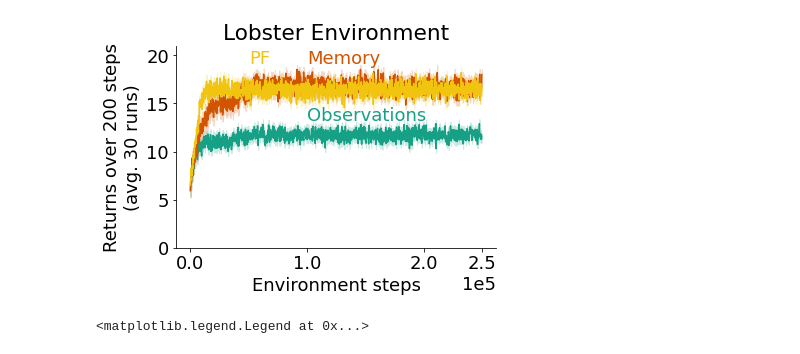
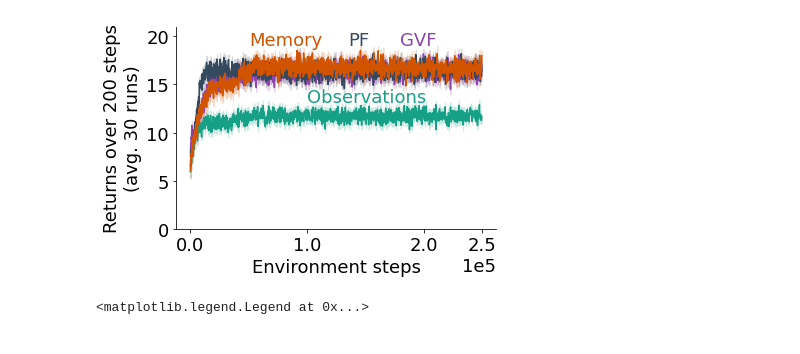
Before and after one commit to taodav/aux-inputs, a Jupyter notebook: analysis/plot_results_2.ipynb, the cells around one changed output. Saved outputs shown, nothing was run; the diff lists cells and outputs as text; code cells hidden in the pictures.

Commit message:
working lobster w gvfs

```diff
--- a/analysis/plot_results_2.ipynb
+++ b/analysis/plot_results_2.ipynb
@@ -40,7 +32,7 @@ def process_dir(dir_path, split_by):
     all_results = {}
 
     for f in tqdm(list(dir_path.iterdir())):
-        if not f.is_file():
+        if not f.is_file() or f.suffix != '.npy':
             continue
         info = load_info(f)
         args = info['args'].item()
@@ -51,7 +43,7 @@ def process_dir(dir_path, split_by):
             all_results[hparams] = []
 
 #         all_results[hparams].append((info['episode_reward'], args))
-        all_results[hparams].append((args, info['episode_reward']))
+        all_results[hparams].append((args, info['episode_reward'], f))
 
 
 
@@ -64,11 +56,12 @@ for key, v in all_paths.items():
 
     raw_data[key] = {}
     for hparams, ret in processed.items():
-        rew_lst, arg_lst = [], []
+        rew_lst, arg_lst, f_lst = [], [], []
         for r in ret:
             rew_lst.append(r[1])
             arg_lst.append(r[0])
-        raw_data[key][hparams] = {'rewards': np.stack(rew_lst), 'args': arg_lst}
+            f_lst.append(r[2])
+        raw_data[key][hparams] = {'rewards': np.stack(rew_lst), 'args': arg_lst, 'paths': f_lst}
 # %%
 # Here we get our best hparams
 all_best = {}
@@ -76,7 +69,7 @@ for key, res in raw_data.items():
     stats_list = []
     for args, rew_dict in res.items():
         # we take mean over both time and seeds
-        stats_list.append((args, rew_dict['rewards'].mean(), rew_dict['rewards'], rew_dict['args']))
+        stats_list.append((args, rew_dict['rewards'].mean(), rew_dict['rewards'], rew_dict['args'], rew_dict['paths']))
     all_best[key] = sorted(stats_list, key=lambda x: x[1])[-1]
 all_best
 # %% [output]
@@ -105,42 +114,68 @@ args(step_size=0.001)
 fig, ax = plt.figure(), plt.axes()
 steps_per_eps = 200
 
+selection = ['2_linear', '2t_nn', '2pb_linear']
+
+plot_info = {
+    '2_linear': {
+        'color': '#16a085',
+        'label': {'x': 1e5, 'y': 13.2, 'text': 'Observations'}
+    },
+
+    '2o_linear': {
+        'color': '#d35400',
+        'label': {'x': 0.5e5, 'y': 19.1, 'text': 'Memory'}
+    },
+    '2pb_linear': {
+        'color': '#34495e',
+        'label': {'x': 1.35e5, 'y': 19.1, 'text': 'PF'}
+    },
+    '2t_nn': {
+        'color': '#8e44ad',
+        'label': {'x': 1.8e5, 'y': 19.1, 'text': 'GVF'}
+    },
+
+}
+
 lobster_results_path = Path(ROOT_DIR, 'results', 'lobster_results.pdf')
+plotting_order = ['2_linear', '2t_nn', '2pb_linear', '2o_linear']
 
-
-for k, v in all_best.items():
+for k in plotting_order:
+    v = all_best[k]
+#     if k not in selection:
+#         continue
     data = v[2]
-    key = plot_info[k]['label']
+    key = plot_info[k]['label']['text']
     color = plot_info[k]['color']
     x = np.arange(data.shape[1]) * steps_per_eps
 
     means = data.mean(axis=0)
     std_err = data.std(axis=0) / np.sqrt(data.shape[0])
 
     ax.plot(x, means, label=key, color=color)
     plt.fill_between(x, means - std_err, means + std_err,
                          color=color, alpha=0.2)
+    l_info = plot_info[k]['label']
+    plt.text(l_info['x'], l_info['y'], l_info['text'], color=color, fontdict=dict(size=18))
+
 ax.set_ylim(0, 21)
 
 ax.set_xlabel('Environment steps')
 ax.set_ylabel(f"Returns over 200 steps\n(avg. 30 runs)")
 ax.set_xticks([0, 1e5, 2e5, 2.5e5])
-plt.text(1e5, 13.2, "Observations", color=plot_info['2_linear']['color'], fontdict=dict(size=18))
-plt.text(1e5, 19.1, "Memory", color=plot_info['2o_linear']['color'], fontdict=dict(size=18))
-plt.text(0.5e5, 19.1, "PF", color=plot_info['2pb_linear']['color'], fontdict=dict(size=18))
 
 
 ax.spines['right'].set_visible(False)
 ax.spines['top'].set_visible(False)
 plt.ticklabel_format(axis="x", style="sci", scilimits=(0,0))
 plt.tight_layout()
-ax.set_title(f'Lobster Environment')
+# ax.set_title(f'Lobster Environment')
 
 
 plt.savefig(lobster_results_path, bbox_inches='tight')
 # plt.legend(bbox_to_anchor=(1.00, 1), loc='upper left')
 # %% [output]
-[figure, old version]
+[figure, new version]
 # %%
 fig, ax = plt.figure(), plt.axes()
 steps_per_eps = 200
```
Also changed, not shown: parts of 3 cells of this notebook, 18 other files.
